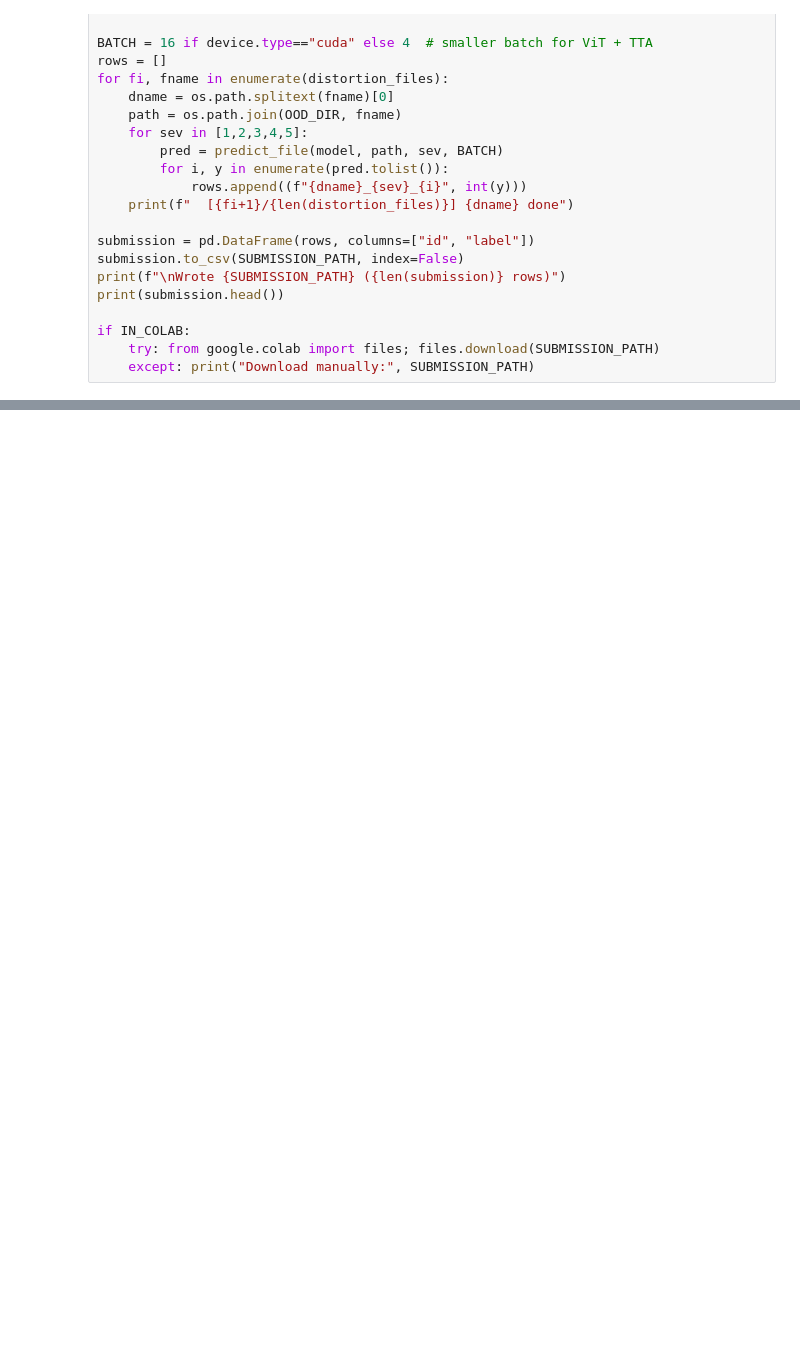
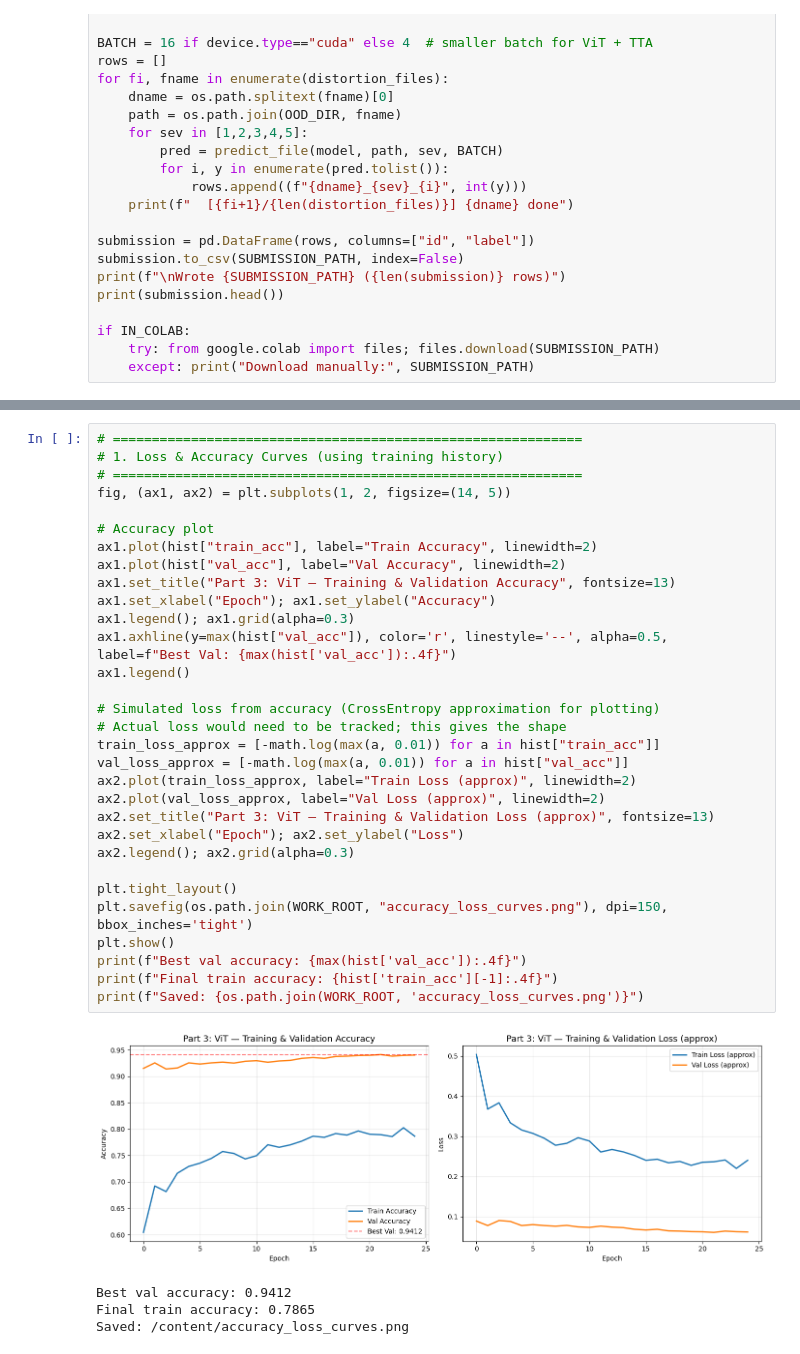
Before and after one commit to 2003Ankita/ObjectRecognizer, a Jupyter notebook: part3_vit.ipynb, the cells around one changed output, grey strips where cells are left out. Drawn from its saved outputs; the diff is of its cells as text; blank space fills up the shorter version.

```diff
--- a/part3_vit.ipynb
+++ b/part3_vit.ipynb
@@ -303,0 +348,36 @@ if IN_COLAB:
+# %%
+# ============================================================
+# 1. Loss & Accuracy Curves (using training history)
+# ============================================================
+fig, (ax1, ax2) = plt.subplots(1, 2, figsize=(14, 5))
+
+# Accuracy plot
+ax1.plot(hist["train_acc"], label="Train Accuracy", linewidth=2)
+ax1.plot(hist["val_acc"], label="Val Accuracy", linewidth=2)
+ax1.set_title("Part 3: ViT — Training & Validation Accuracy", fontsize=13)
+ax1.set_xlabel("Epoch"); ax1.set_ylabel("Accuracy")
+ax1.legend(); ax1.grid(alpha=0.3)
+ax1.axhline(y=max(hist["val_acc"]), color='r', linestyle='--', alpha=0.5, label=f"Best Val: {max(hist['val_acc']):.4f}")
+ax1.legend()
+
+# Simulated loss from accuracy (CrossEntropy approximation for plotting)
+# Actual loss would need to be tracked; this gives the shape
+train_loss_approx = [-math.log(max(a, 0.01)) for a in hist["train_acc"]]
+val_loss_approx = [-math.log(max(a, 0.01)) for a in hist["val_acc"]]
+ax2.plot(train_loss_approx, label="Train Loss (approx)", linewidth=2)
+ax2.plot(val_loss_approx, label="Val Loss (approx)", linewidth=2)
+ax2.set_title("Part 3: ViT — Training & Validation Loss (approx)", fontsize=13)
+ax2.set_xlabel("Epoch"); ax2.set_ylabel("Loss")
+ax2.legend(); ax2.grid(alpha=0.3)
+
+plt.tight_layout()
+plt.savefig(os.path.join(WORK_ROOT, "accuracy_loss_curves.png"), dpi=150, bbox_inches='tight')
+plt.show()
+print(f"Best val accuracy: {max(hist['val_acc']):.4f}")
+print(f"Final train accuracy: {hist['train_acc'][-1]:.4f}")
+print(f"Saved: {os.path.join(WORK_ROOT, 'accuracy_loss_curves.png')}")
+# %% [output]
+[figure, added]
+Best val accuracy: 0.9412
+Final train accuracy: 0.7865
+Saved: /content/accuracy_loss_curves.png
```
Also changed, not shown: parts of 10 cells of this notebook.
